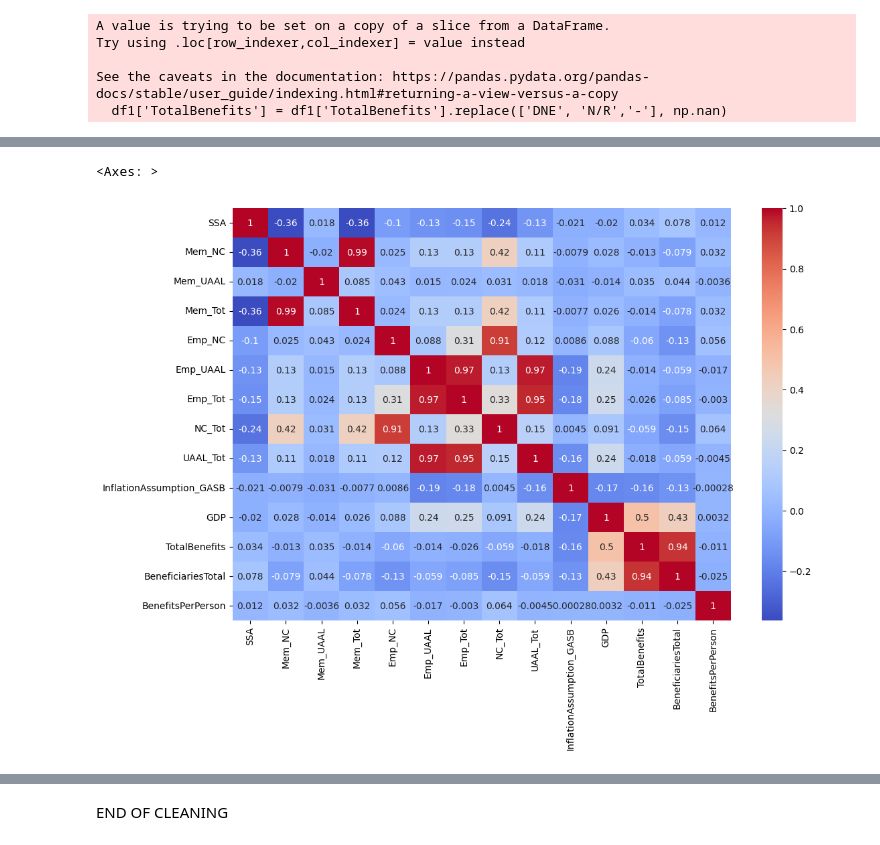
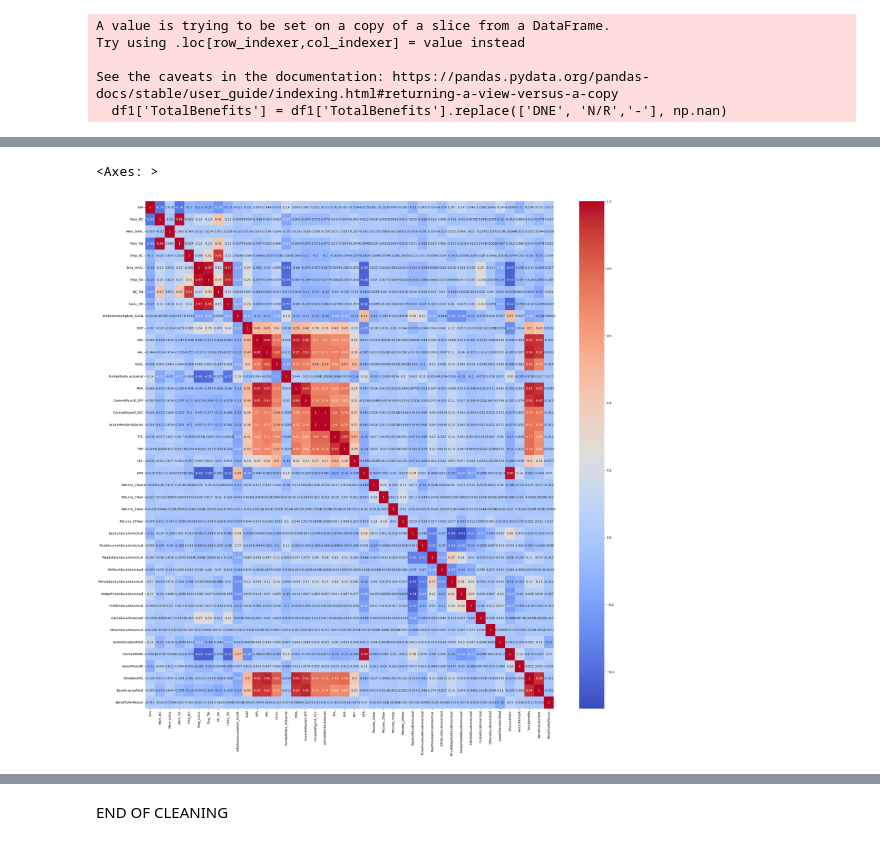
Before and after one commit to saeel-g/EquableInsights_DBFinance, a Jupyter notebook: regression.ipynb, the cells around one changed output, grey strips where cells are left out. Saved outputs shown, nothing was run; the diff lists cells and outputs as text; code cells hidden in the pictures.

```diff
--- a/regression.ipynb
+++ b/regression.ipynb
@@ -389,0 +863,6 @@ https://gist.github.com/mwaskom/de44147ed2974457ad6372750bbe5751
+# %%
+df['AmortPeriodR']
+df['AmortPeriodR'] = df['AmortPeriodR'].str.replace(' ','')
+df['AmortPeriodR'] = df['AmortPeriodR'].str.replace('-','')
+df['AmortPeriodR'] = df['AmortPeriodR'].str.replace('$','')
+df['AmortPeriodR'].value_counts()
@@ -389,0 +887,5 @@ https://gist.github.com/mwaskom/de44147ed2974457ad6372750bbe5751
+# %%
+df['AmortPeriodR'] = df['AmortPeriodR'].replace(["DNE","N/R"],np.nan)
+df['AmortPeriodR'] = pd.to_numeric(df['AmortPeriodR'],errors='coerce')
+sns.distplot(df['AmortPeriodR'])
+# df['AmortPeriodR'].isnull().sum()
@@ -389,0 +904,4 @@ https://gist.github.com/mwaskom/de44147ed2974457ad6372750bbe5751
+# %%
+df['AmortPeriodR'].replace(np.nan,df['AmortPeriodR'].mean(),inplace=True)
+df['AmortPeriodR'].isnull().sum()
+sns.distplot(df['AmortPeriodR'])
@@ -399,6 +929,34 @@ df1=df[
 'UAAL_Tot',
 'InflationAssumption_GASB',
 'GDP',
+'AVA',
+'AAL',
+'UAAL',
+'FundedRatio_Actuarial' ,
+'MVA',
+'CoveredPayroll_SFP',
+'CoveredPayroll_SEC',
+'ActiveMemberSalaries',
+'TPL',
+'FNP',
+'NPL',
+'ARR',
+'Returns_1Year',
+'Returns_3Year',
+'Returns_5Year',
+'Returns_10Year',
+'EquityAllocationActual',
+'FixedIncomeAllocationActual',
+'RealEstateAllocationActual',
+'AltMiscAllocationActual',
+'PrivateEquityAllocationActual',
+'HedgeFundAllocationActual',
+'COMDAllocationActual',
+'CashAllocationActual',
+'OtherAllocationActual',
+'AssetAllocationTotal',
+'DiscountRate',
+'AmortPeriodR',
 'TotalBenefits',
 'BeneficiariesTotal',
 ]]
@@ -446,11 +1007,11 @@ BenefitsPerPerson           float64
 dtype: object
 # %%
 cor=df1.corr()
-plt.figure(figsize=(12,8))
+plt.figure(figsize=(30,30))
 sns.heatmap(cor, annot=True, cmap='coolwarm')
 # %% [output]
 <Axes: >
-[figure, old version]
+[figure, new version]
 # %%
 df.isnull().sum()
 # %% [output]
```
Also changed, not shown: parts of 122 cells of this notebook, 1 other file.
